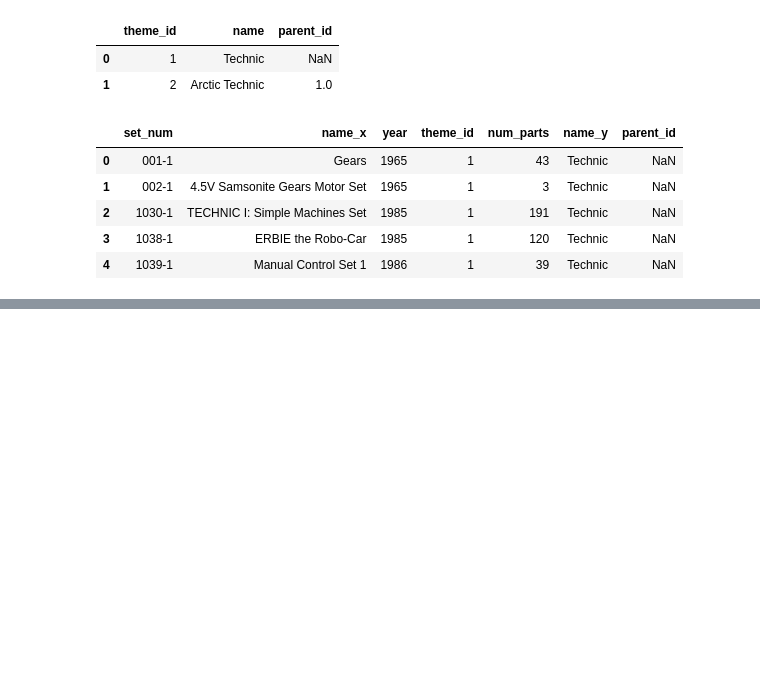
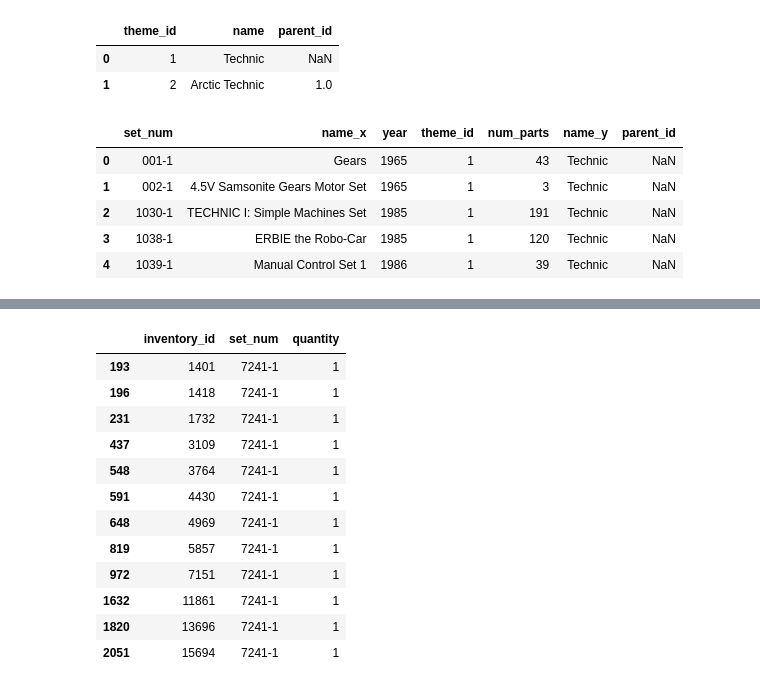
Before and after one commit to oscardbocanegra/udemy, a Jupyter notebook: analisis_datos/merging_dataframes.ipynb, the cells around one changed output, grey strips where cells are left out. Saved outputs shown, nothing was run; the diff lists cells and outputs as text; code cells hidden in the pictures; blank space fills up the shorter version.

```diff
--- a/analisis_datos/merging_dataframes.ipynb
+++ b/analisis_datos/merging_dataframes.ipynb
@@ -293,0 +316,3 @@ sets_with_themes.head()
+# %%
+inventory_set = pd.read_csv("/home/david/materiales/02-merging-dataframes/lego-database/inventory_sets.csv.gz")
+inventory_set.head()
@@ -293,0 +358,16 @@ sets_with_themes.head()
+# %%
+inventory_set.query("set_num =='7241-1'")
+# %% [output]
+|  | inventory_id | set_num | quantity |
+| 193 | 1401 | 7241-1 | 1 |
+| 196 | 1418 | 7241-1 | 1 |
+| 231 | 1732 | 7241-1 | 1 |
+| 437 | 3109 | 7241-1 | 1 |
+| 548 | 3764 | 7241-1 | 1 |
+| 591 | 4430 | 7241-1 | 1 |
+| 648 | 4969 | 7241-1 | 1 |
+| 819 | 5857 | 7241-1 | 1 |
+| 972 | 7151 | 7241-1 | 1 |
+| 1632 | 11861 | 7241-1 | 1 |
+| 1820 | 13696 | 7241-1 | 1 |
+| 2051 | 15694 | 7241-1 | 1 |
```
Also changed, not shown: parts of 9 cells of this notebook.
